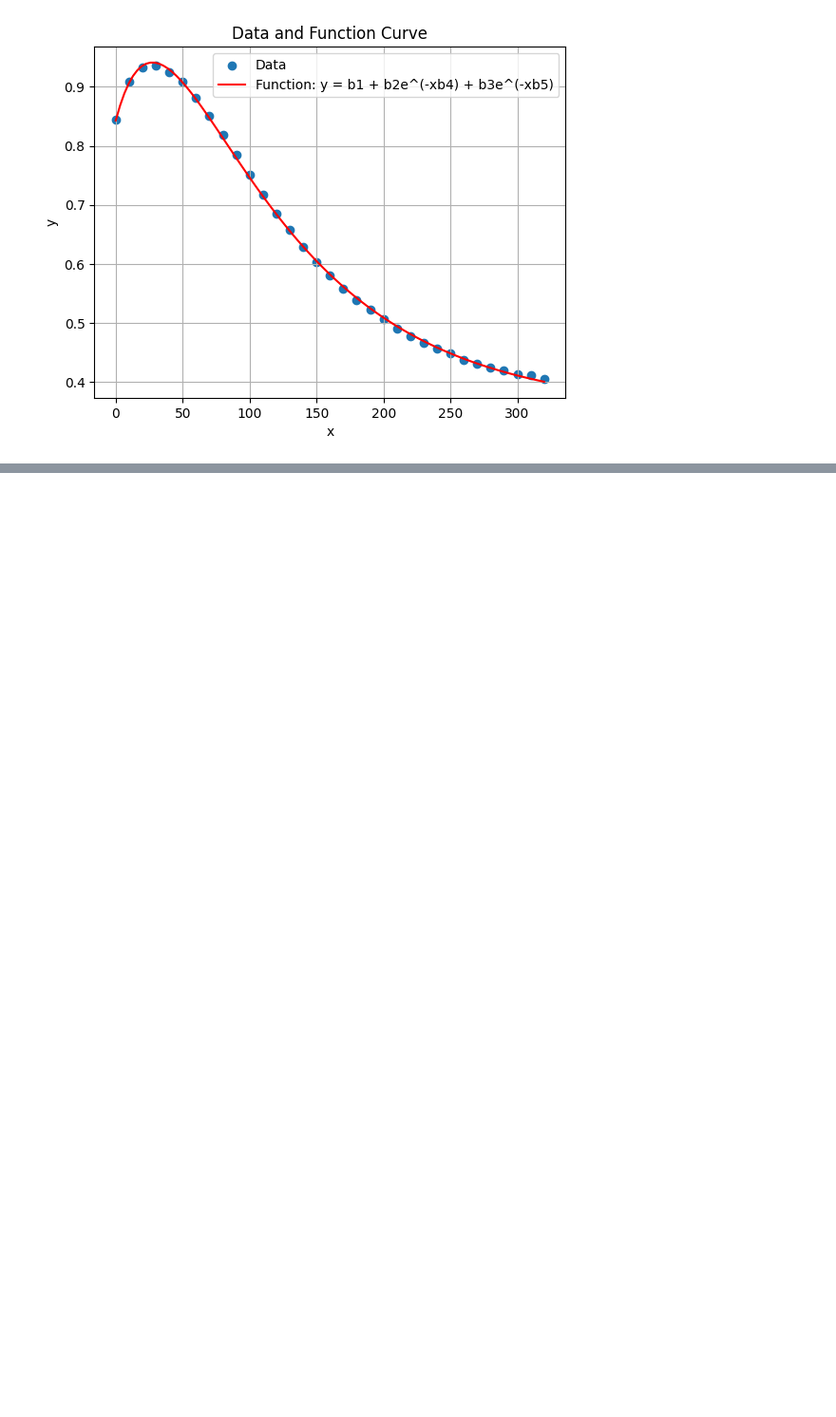
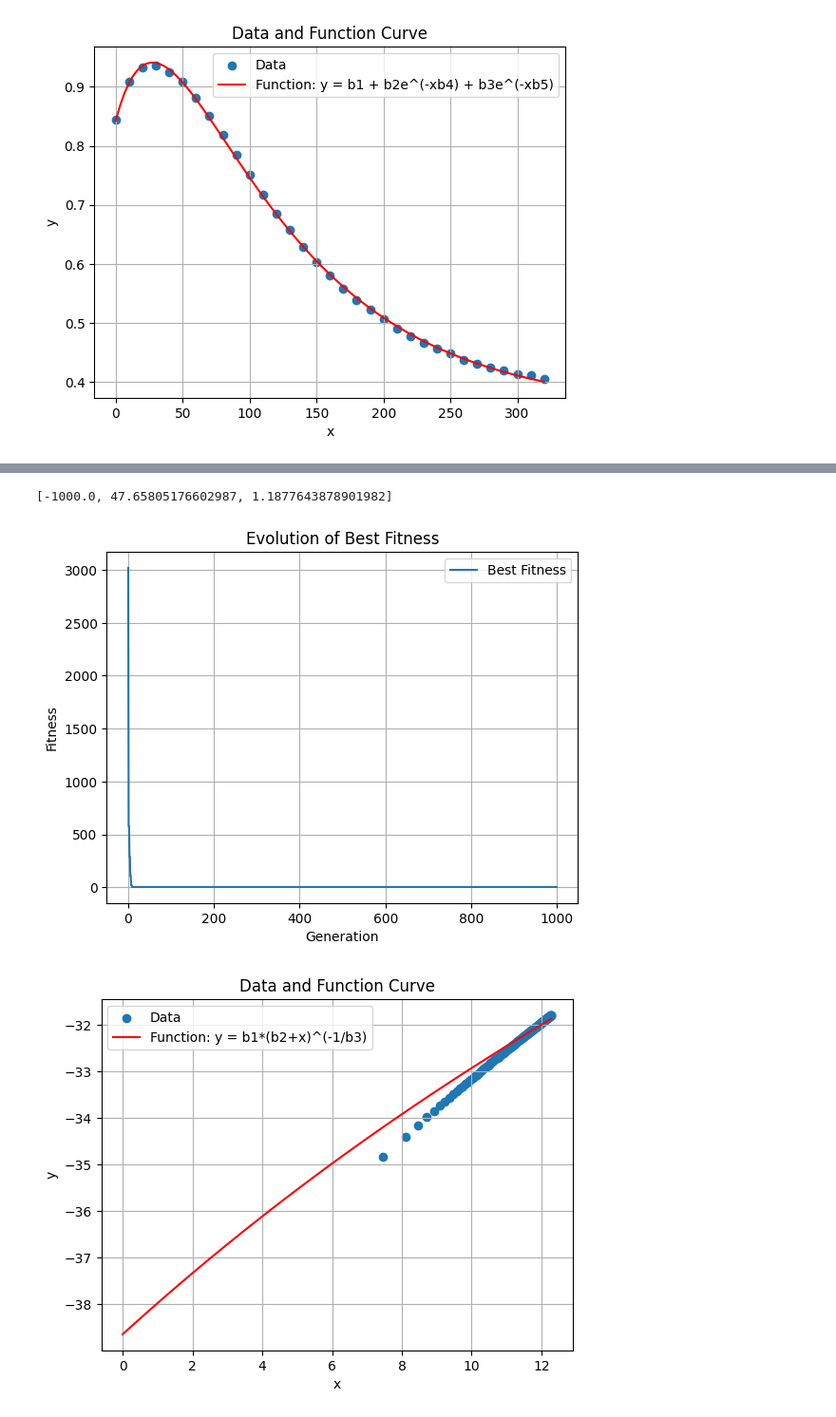
Before and after one commit to nastyabekesheva/SwarmIntelligence, a Jupyter notebook: lab6/main.ipynb, the cells around one changed output, grey strips where cells are left out. Shown: that part at 95% size. Cells and saved outputs as stored; diff of their text form; code cells hidden in the pictures; blank space fills up the shorter version.

```diff
--- a/lab6/main.ipynb
+++ b/lab6/main.ipynb
@@ -176,0 +258,33 @@ Best fitness: 0.00021796540094457567
+# %%
+def objective_function(b1, b2, b3):
+    return sum([(var18_y_values[i] - b1*pow(b2+var18_x_values[i], -1/b3))**2 for i in range(len(var09_x_values))])
+
+def func(x, b1, b2, b3):
+    return b1*pow(b2+x, -1/b3)
+
+PSO = ParticleSwarmOptimizer(objective_function, [-1000, 1, 0], [-1000, 100, 1], [1, 1, 1], [10, 10, 10], epochs=1000, population_size=20, dimensions=3, alpha1=0.5, alpha2=2)
+sol = PSO.fit()
+print(sol)
+
+plot_fitness(PSO._meta["best_fitness"])
+
+b1 = sol[0]
+b2 = sol[1]
+b3 = sol[2]
+
+x_values = np.linspace(0, max(var18_x_values), 100)
+
+y_values_func = func(x_values, b1, b2, b3)
+
+plt.scatter(var18_x_values, var18_y_values, label='Data')
+plt.plot(x_values, y_values_func, color='red', label='Function: y = b1*(b2+x)^(-1/b3)')
+plt.xlabel('x')
+plt.ylabel('y')
+plt.title('Data and Function Curve')
+plt.legend()
+plt.grid(True)
+plt.show()
+# %% [output]
+[-1000.0, 47.65805176602987, 1.1877643878901982]
+[figure, added]
+[figure, added]
```
Also changed, not shown: parts of 6 cells of this notebook.
